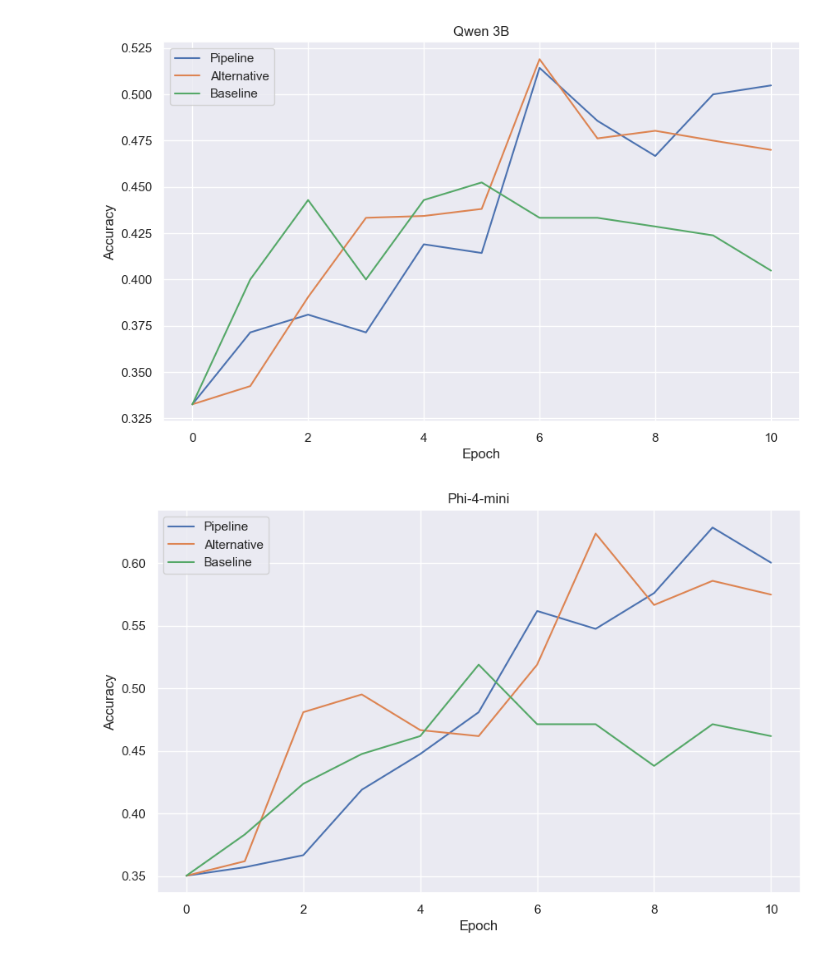
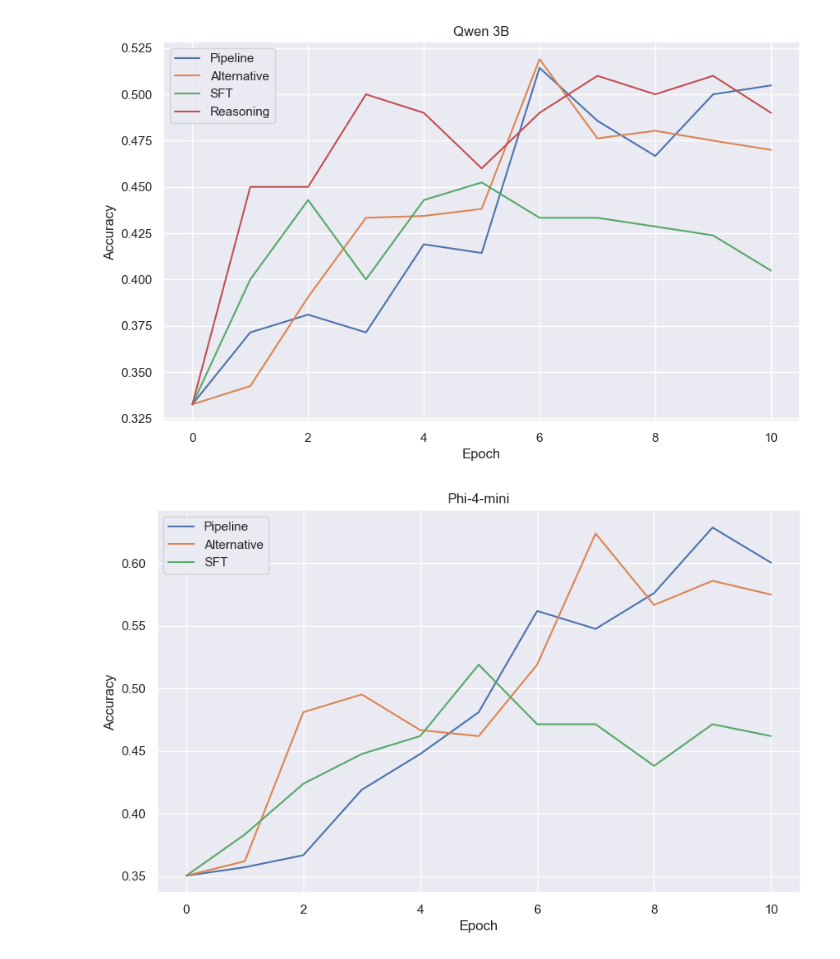
Before and after one commit to aigoncharov/complexity-aware-fine-tuning, a Jupyter notebook: src/analysis/pipeline_training/mmlu_pipeline_vs_alt_vs_sft.ipynb, the cells around one changed output. Cells and saved outputs as stored; diff of their text form; code cells hidden in the pictures.

Commit message:
Add full reasoning tune as a baseline

```diff
--- a/src/analysis/pipeline_training/mmlu_pipeline_vs_alt_vs_sft.ipynb
+++ b/src/analysis/pipeline_training/mmlu_pipeline_vs_alt_vs_sft.ipynb
@@ -10,39 +10,41 @@ epochs = np.linspace(0, 10, 11)
 # Data from wandb
 qwen_pipeline = [0.332574, 0.3714, 0.381, 0.3714, 0.419, 0.4143, 0.5143, 0.4857, 0.4667, 0.50, 0.5048]
 qwen_alt = [0.332574, 0.3424, 0.3905, 0.4333, 0.4343, 0.4381, 0.519, 0.4762, 0.4803, 0.475, 0.47]
-qwen_baseline = [0.332574, 0.40, 0.4429, 0.40, 0.4429, 0.4524, 0.4333, 0.4333, 0.4286, 0.4238, 0.4048]
+qwen_full_sft = [0.332574, 0.40, 0.4429, 0.40, 0.4429, 0.4524, 0.4333, 0.4333, 0.4286, 0.4238, 0.4048]
+qwen_full_distill = [0.332574, 0.45, 0.45, 0.50, 0.49, 0.46, 0.49, 0.51, 0.50, 0.51, 0.49]
 
 phi_pipeline = [0.3503, 0.3571, 0.3667, 0.419, 0.4476, 0.481, 0.5619, 0.5476, 0.5762, 0.6286, 0.6005]
 phi_alt = [0.3503, 0.3619, 0.481, 0.4952, 0.4667, 0.4619, 0.519, 0.6238, 0.5667, 0.586, 0.575]
-phi_baseline = [0.3503, 0.3833, 0.4238, 0.4476, 0.4619, 0.519, 0.4714, 0.4714, 0.4381, 0.4714, 0.4619]
+phi_full_sft = [0.3503, 0.3833, 0.4238, 0.4476, 0.4619, 0.519, 0.4714, 0.4714, 0.4381, 0.4714, 0.4619]
 
 plt.figure(figsize=(10, 6))
 
 plt.plot(epochs, qwen_pipeline, label="Pipeline")
 plt.plot(epochs, qwen_alt, label="Alternative")
-plt.plot(epochs, qwen_baseline, label="Baseline")
+plt.plot(epochs, qwen_full_sft, label="SFT")
+plt.plot(epochs, qwen_full_distill, label="Reasoning")
 
 plt.xlabel("Epoch")
 plt.ylabel("Accuracy")
 
 plt.legend()
 plt.title("Qwen 3B")
-plt.savefig("../../artifacts/pipeline/qwen_pipeline.pdf")
+plt.savefig("../../../artifacts/pipeline/qwen_pipeline.pdf")
 plt.show()
 
 plt.figure(figsize=(10, 6))
 
 plt.plot(epochs, phi_pipeline, label="Pipeline")
 plt.plot(epochs, phi_alt, label="Alternative")
-plt.plot(epochs, phi_baseline, label="Baseline")
+plt.plot(epochs, phi_full_sft, label="SFT")
 
 plt.xlabel("Epoch")
 plt.ylabel("Accuracy")
 
 plt.legend()
 plt.title("Phi-4-mini")
-plt.savefig("../../artifacts/pipeline/phi_pipeline.pdf")
+plt.savefig("../../../artifacts/pipeline/phi_pipeline.pdf")
 plt.show()
 # %% [output]
-[figure, old version]
+[figure, new version]
-[figure, old version]
+[figure, new version]
```
